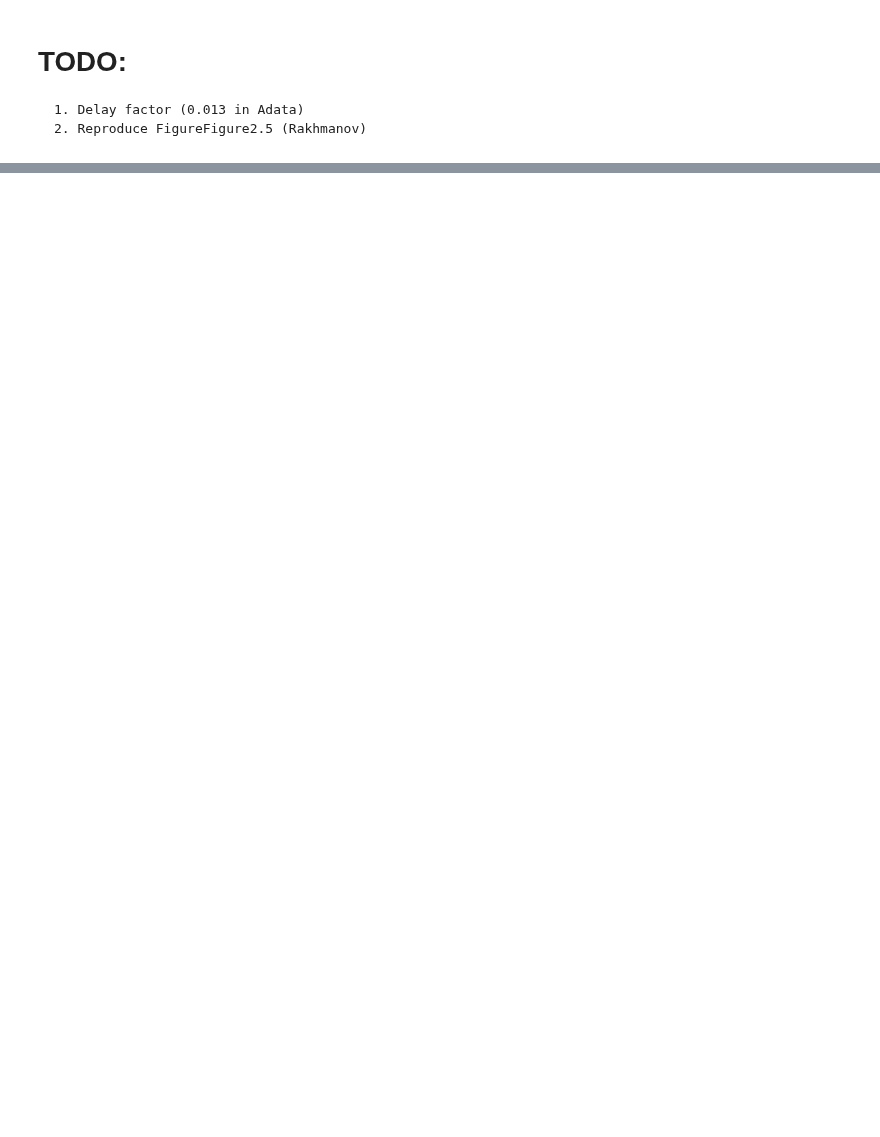
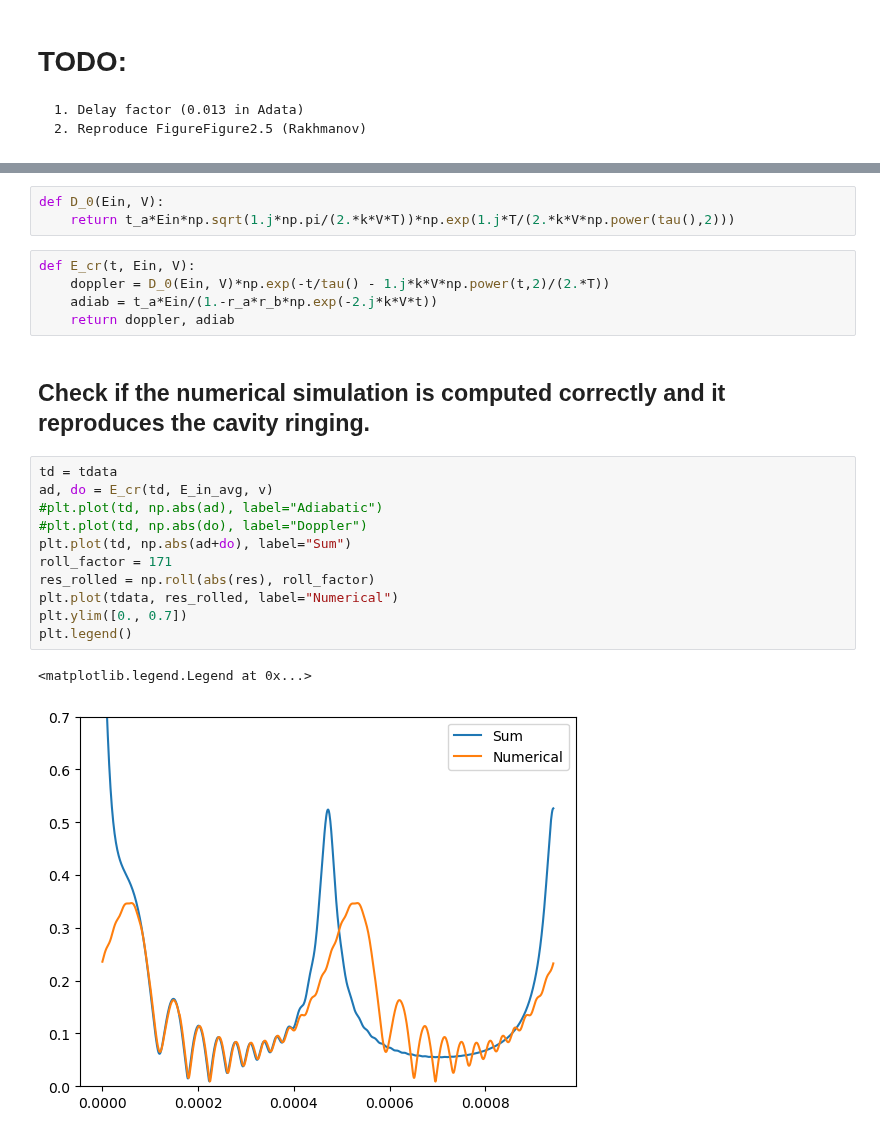
Before and after one commit to matib12/oreonspy, a Jupyter notebook: nb/FP cavity dynamics.ipynb, the cells around one changed output, grey strips where cells are left out. Cells and saved outputs as stored; diff of their text form; blank space fills up the shorter version.

```diff
--- a/nb/FP cavity dynamics.ipynb
+++ b/nb/FP cavity dynamics.ipynb
@@ -351,0 +444,24 @@ simulation_check(v_cr(), 1000, "linear" )
+# %%
+def D_0(Ein, V):
+    return t_a*Ein*np.sqrt(1.j*np.pi/(2.*k*V*T))*np.exp(1.j*T/(2.*k*V*np.power(tau(),2)))
+# %%
+def E_cr(t, Ein, V):
+    doppler = D_0(Ein, V)*np.exp(-t/tau() - 1.j*k*V*np.power(t,2)/(2.*T))
+    adiab = t_a*Ein/(1.-r_a*r_b*np.exp(-2.j*k*V*t))
+    return doppler, adiab
+# %% [markdown]
+## Check if the numerical simulation is computed correctly and it reproduces the cavity ringing.
+# %%
+td = tdata
+ad, do = E_cr(td, E_in_avg, v)
+#plt.plot(td, np.abs(ad), label="Adiabatic")
+#plt.plot(td, np.abs(do), label="Doppler")
+plt.plot(td, np.abs(ad+do), label="Sum")
+roll_factor = 171
+res_rolled = np.roll(abs(res), roll_factor)
+plt.plot(tdata, res_rolled, label="Numerical")
+plt.ylim([0., 0.7])
+plt.legend()
+# %% [output]
+<matplotlib.legend.Legend at 0x...>
+[figure, added]
```
Also changed, not shown: parts of 50 cells of this notebook, 1 other file.
